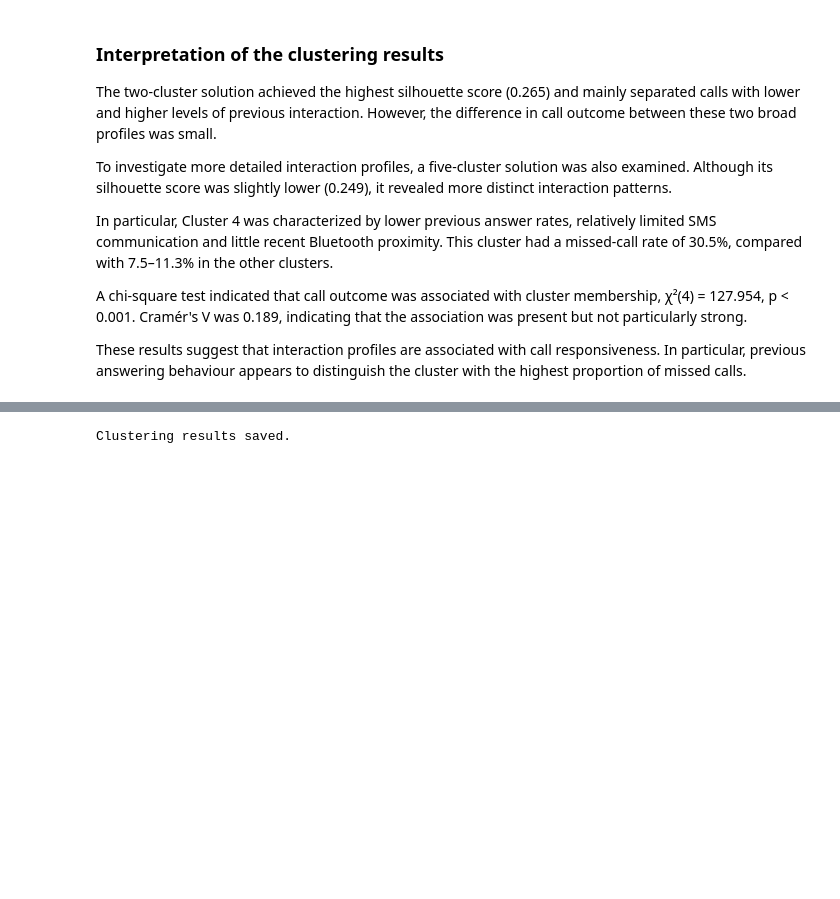
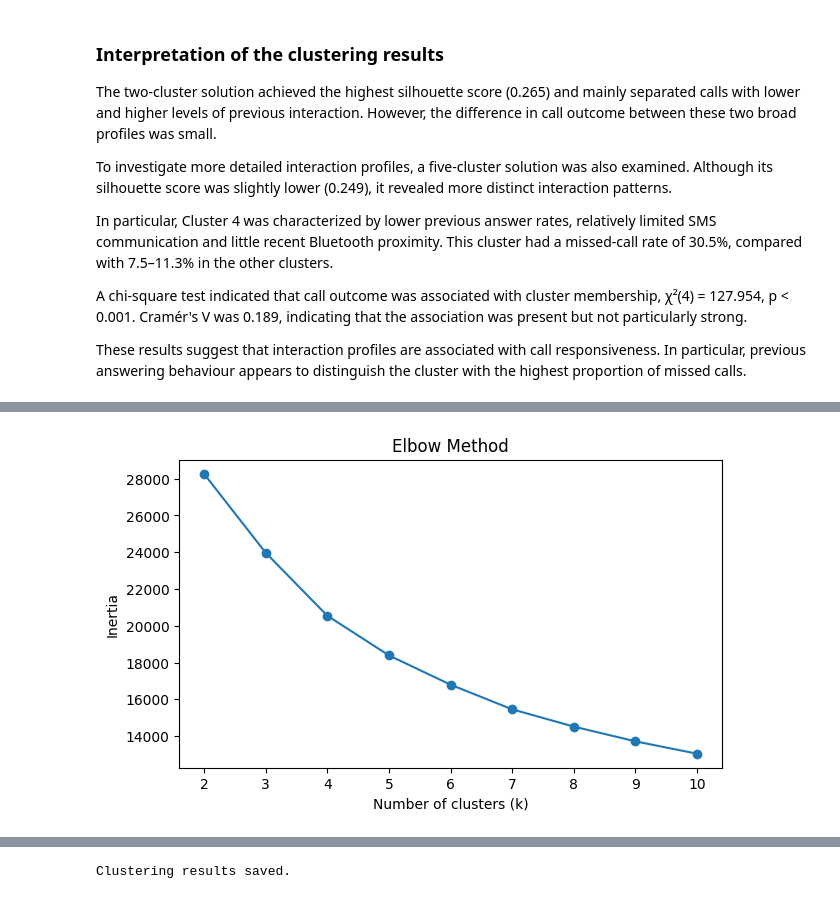
Before and after one commit to sannagunnarsson/DataMining-Project, a Jupyter notebook: notebooks/04_clustering.ipynb, the cells around one changed output, grey strips where cells are left out. Cells and saved outputs as stored; diff of their text form; code cells hidden in the pictures; blank space fills up the shorter version.

Commit message:
added siluette scores and tried the elbow method with plots

```diff
--- a/notebooks/04_clustering.ipynb
+++ b/notebooks/04_clustering.ipynb
@@ -474,3 +474,30 @@ In particular, Cluster 4 was characterized by lower previous answer rates, relat
 A chi-square test indicated that call outcome was associated with cluster membership, χ²(4) = 127.954, p < 0.001. Cramér's V was 0.189, indicating that the association was present but not particularly strong.
 
 These results suggest that interaction profiles are associated with call responsiveness. In particular, previous answering behaviour appears to distinguish the cluster with the highest proportion of missed calls.
+# %%
+
+k_values = range(2, 11)
+
+cluster_results = []
+labels_by_k = {}
+
+for k in k_values:
+    kmeans = KMeans(
+        n_clusters=k,
+        random_state=42,
+        n_init=20
+    )
+
+    labels = kmeans.fit_predict(X_scaled)
+
+    cluster_results.append({
+        "k": k,
+        "inertia": kmeans.inertia_,
+        "silhouette": silhouette_score(X_scaled, labels)
+    })
+
+    labels_by_k[k] = labels
+
+cluster_evaluation = pd.DataFrame(cluster_results)
+
+cluster_evaluation
@@ -476,0 +515,16 @@ These results suggest that interaction profiles are associated with call respons
+# %%
+plt.figure(figsize=(7, 4))
+
+plt.plot(
+    cluster_evaluation["k"],
+    cluster_evaluation["inertia"],
+    marker="o"
+)
+
+plt.xlabel("Number of clusters (k)")
+plt.ylabel("Inertia")
+plt.title("Elbow Method")
+
+plt.show()
+# %% [output]
+[figure, added]
```
Also changed, not shown: parts of 8 cells of this notebook, 2 other files.
